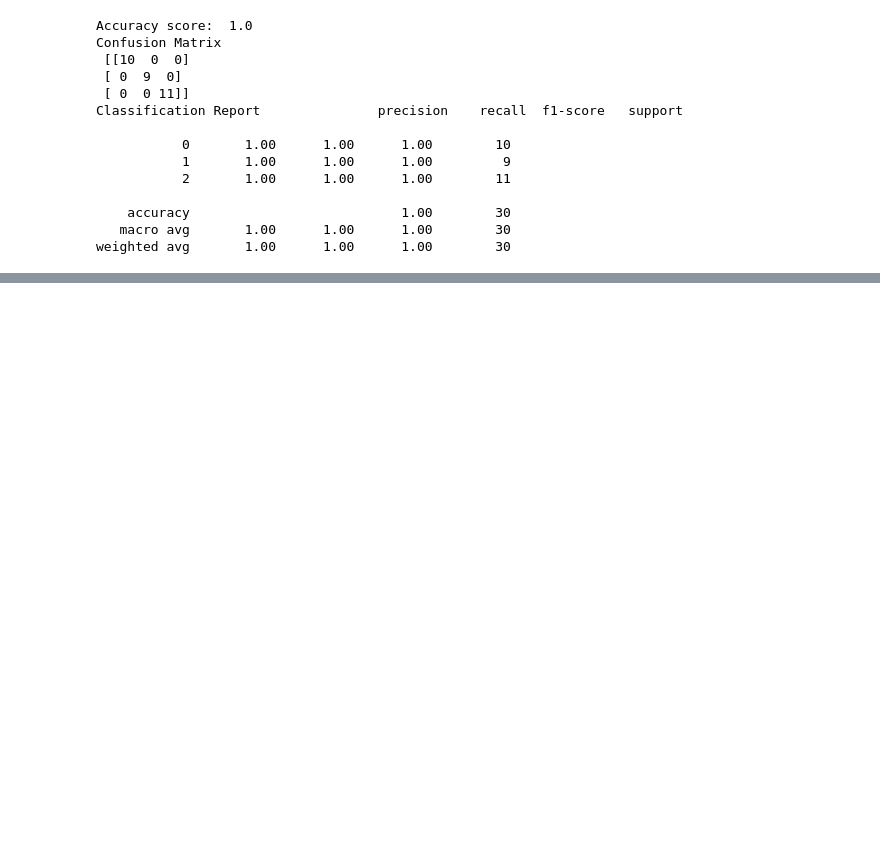
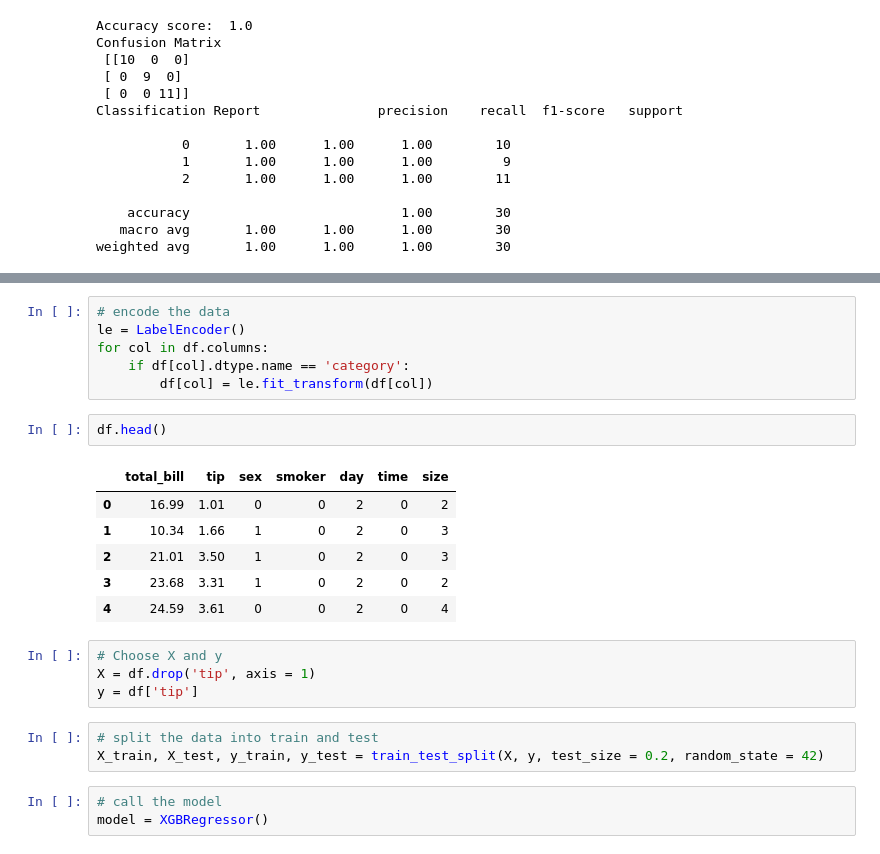
Before and after one commit to HaiderQadri/PYTHON-For-Data-Science, a Jupyter notebook: 07_machine-learning/18_boosting.ipynb, the cells around one changed output, grey strips where cells are left out. Drawn from its saved outputs; the diff is of its cells as text; blank space fills up the shorter version.

```diff
--- a/07_machine-learning/18_boosting.ipynb
+++ b/07_machine-learning/18_boosting.ipynb
@@ -112,0 +140,25 @@ weighted avg       1.00      1.00      1.00        30
+# %%
+# encode the data
+le = LabelEncoder()
+for col in df.columns:
+    if df[col].dtype.name == 'category':
+        df[col] = le.fit_transform(df[col])
+# %%
+df.head()
+# %% [output]
+|  | total_bill | tip | sex | smoker | day | time | size |
+| 0 | 16.99 | 1.01 | 0 | 0 | 2 | 0 | 2 |
+| 1 | 10.34 | 1.66 | 1 | 0 | 2 | 0 | 3 |
+| 2 | 21.01 | 3.50 | 1 | 0 | 2 | 0 | 3 |
+| 3 | 23.68 | 3.31 | 1 | 0 | 2 | 0 | 2 |
+| 4 | 24.59 | 3.61 | 0 | 0 | 2 | 0 | 4 |
+# %%
+# Choose X and y
+X = df.drop('tip', axis = 1)
+y = df['tip']
+# %%
+# split the data into train and test
+X_train, X_test, y_train, y_test = train_test_split(X, y, test_size = 0.2, random_state = 42)
+# %%
+# call the model
+model = XGBRegressor()
```
Also changed, not shown: parts of 9 cells of this notebook.
